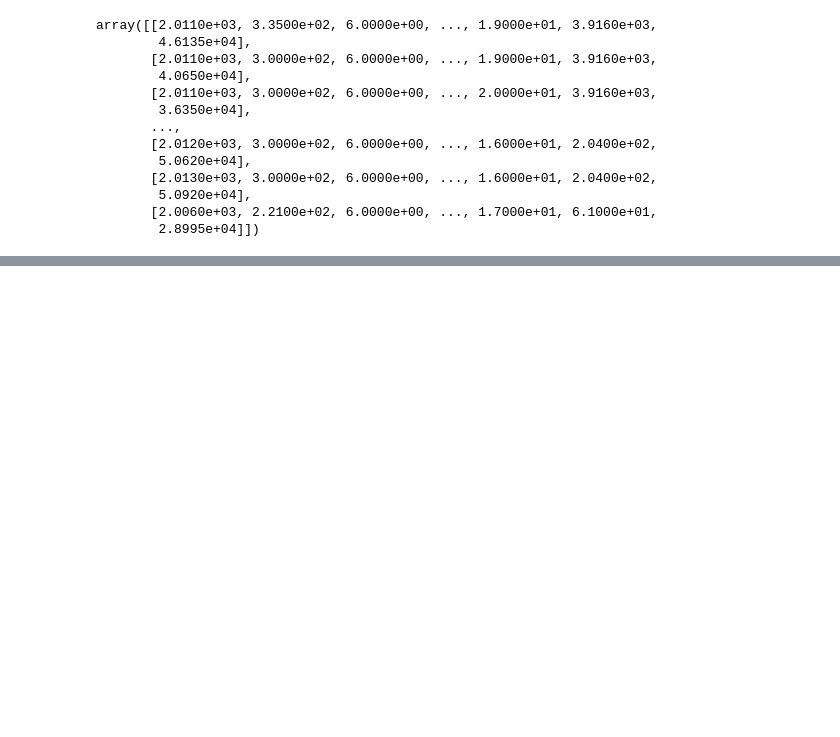
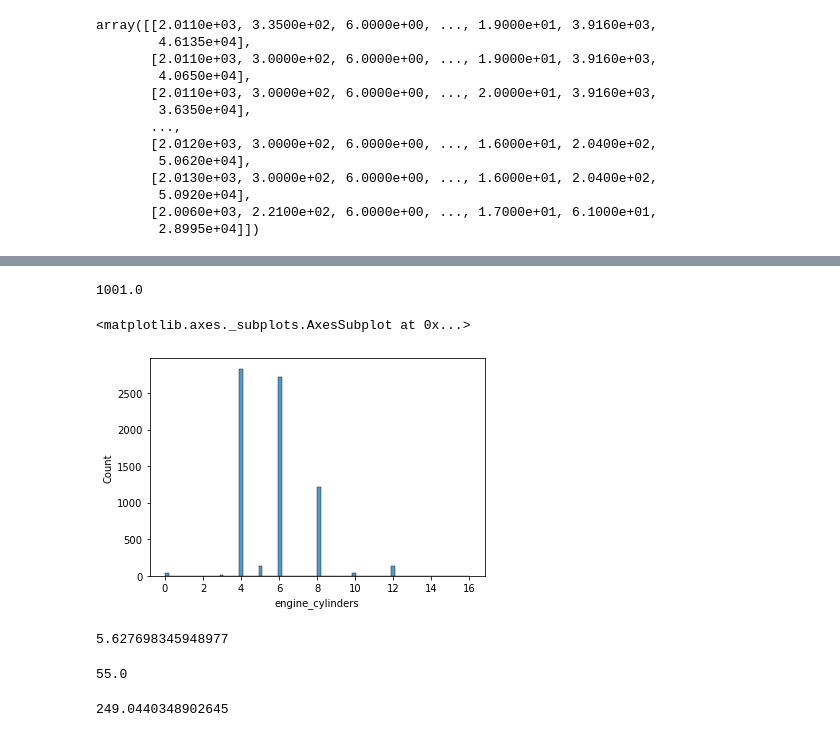
Before and after one commit to nicepeopleproject/ml_linear_regression, a Jupyter notebook: car_price_prediction.ipynb, the cells around one changed output, grey strips where cells are left out. Drawn from its saved outputs; the diff is of its cells as text; code cells hidden in the pictures; blank space fills up the shorter version.

```diff
--- a/car_price_prediction.ipynb
+++ b/car_price_prediction.ipynb
@@ -872,0 +882,21 @@ array([[2.0110e+03, 3.3500e+02, 6.0000e+00, ..., 1.9000e+01, 3.9160e+03,
+# %%
+df_train.engine_hp.max()
+# %% [output]
+1001.0
+# %%
+sns.histplot(df_train.engine_cylinders)
+# %% [output]
+<matplotlib.axes._subplots.AxesSubplot at 0x...>
+[figure, added]
+# %%
+df_train.engine_cylinders.mean()
+# %% [output]
+5.627698345948977
+# %%
+df_train.engine_hp.min()
+# %% [output]
+55.0
+# %%
+df_train.engine_hp.mean()
+# %% [output]
+249.0440348902645
```
Also changed, not shown: parts of 55 cells of this notebook.
